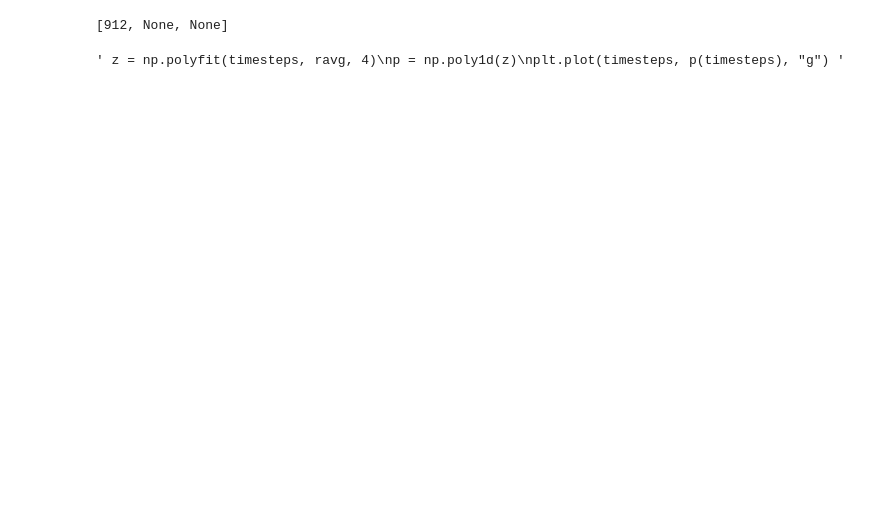
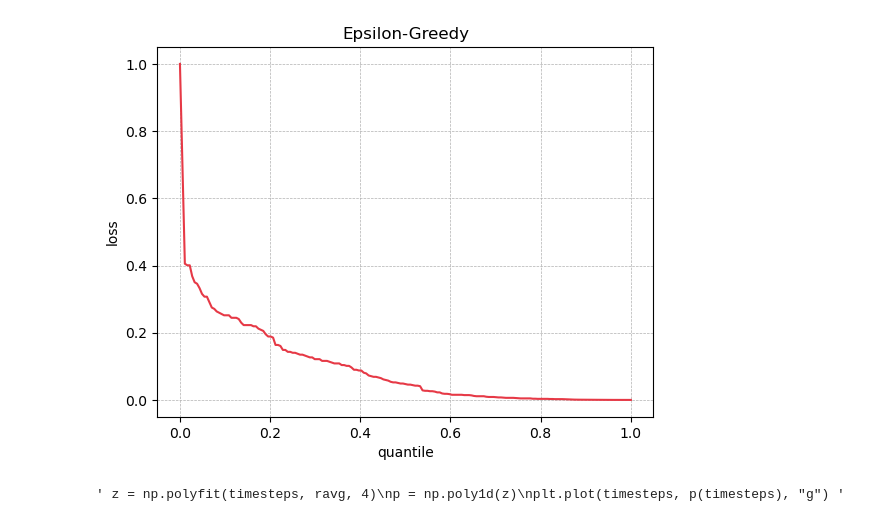
Before and after one commit to ObsidianXVI/QBrew, a Jupyter notebook: lib/analysers/dataset_analyser.ipynb, the cells around one changed output. Saved outputs shown, nothing was run; the diff lists cells and outputs as text; code cells hidden in the pictures; blank space fills up the shorter version.

Commit message:
add tools for sorting, loss distribution graphing

```diff
--- a/lib/analysers/dataset_analyser.ipynb
+++ b/lib/analysers/dataset_analyser.ipynb
@@ -37,14 +42,7 @@ def graphRangeCSV(fileToAccess:str) -> None:
     plt.plot(timesteps, ravg, sm_color if policy == "SM"  else ep_color)
     plt.fill_between(timesteps, rmax, rmin, color=sm_color if policy == "SM"  else ep_color, alpha=0.4)
 # %%
-def normaliseLossDistr(lossDistr: list[float]) -> list[float]:
-    normalisedDistr: list[float] = []
-    min_val: float = min(lossDistr)
-    max_val: float = max(lossDistr)
-    for n in lossDistr:
-        normalisedDistr.append((n-min_val)/(max_val-min_val))
-    return normalisedDistr
-def graphLossDistr(fileToAccess:str, epochSize: int, episodeSize: int) -> None:
+def graphLossTime(fileToAccess:str, epochSize: int, episodeSize: int) -> None:
     target1: float = 32
     target2: float = 11
     target3: float = 51
@@ -65,9 +63,9 @@ def graphLossDistr(fileToAccess:str, epochSize: int, episodeSize: int) -> None:
             if i % sampleStepSize !=0: continue
             timesteps.append(int(row[0]))
             loss.append(tools.calculateLoss(float(row[3]), target))
-    normalisedLossDistr: list[float] = normaliseLossDistr(loss)
+    normalisedLossDistr: list[float] = tools.normaliseDistr(loss)
     plt.xlabel("timestep")
-    plt.ylabel("loss (dollars)")
+    plt.ylabel("loss")
     plt.title("SoftMax" if policy == "SM"  else "Epsilon-Greedy")
     plt.grid(linestyle="--", linewidth=0.5)
     plt.plot(timesteps, normalisedLossDistr, sm_color if policy == "SM"  else ep_color)
@@ -76,10 +74,6 @@ def graphLossDistr(fileToAccess:str, epochSize: int, episodeSize: int) -> None:
 def computeReconvTimes(fileToAccess:str, epochSize: int, episodeSize: int) -> None:
     lossThreshold: int = 20
     timeThreshold: int = 250
-    target1: float = 32
-    target2: float = 11
-    target3: float = 51
-    target4: float = 70
     timestepsChunk: int = epochSize * episodeSize
     rew1: list[float] = []
     rew2: list[float] = []
@@ -116,13 +110,41 @@ def computeReconvTimes(fileToAccess:str, epochSize: int, episodeSize: int) -> No
             # if i % sampleStepSize !=0: continue
     # normalisedLossDistr: list[float] = normaliseLossDistr(loss)
     print(durations)
+
+def graphLossDistr(fileToAccess:str, epochSize: int, episodeSize: int) -> None:
+    timestepsChunk: int = epochSize * episodeSize
+    loss: list[float] = []
+    with open(fileToAccess) as f:
+        plots = csv.reader(f, delimiter=';')
+        next(plots)
+        for i, row in enumerate(plots):
+            target: float
+            if (i < timestepsChunk): target = target1
+            elif (i < 2* timestepsChunk): target = target2
+            elif (i < 3*timestepsChunk): target = target3
+            elif (i <= 4*timestepsChunk): target = target4
+            else: target = target1
+            if i < startIndex: continue
+            if i % sampleStepSize !=0: continue
+            timesteps.append(int(row[0]))
+            loss.append(tools.calculateLoss(float(row[3]), target))
+    normalisedLossDistr: list[float] = tools.normaliseDistr(loss)
+    normalisedTimesteps: list[float] = tools.normaliseDistr([float(x) for x in timesteps])
+    normalisedSortedLossDistr: list[float] = tools.sortLossDistr(normalisedLossDistr)
+    plt.xlabel("quantile")
+    plt.ylabel("loss")
+    plt.title("SoftMax" if policy == "SM"  else "Epsilon-Greedy")
+    plt.grid(linestyle="--", linewidth=0.5)
+    plt.plot(normalisedTimesteps, normalisedSortedLossDistr, sm_color if policy == "SM"  else ep_color)
 # %%
 # graphRangeCSV(fileToAccess)
-computeReconvTimes(fileToAccess, 1500, 40)
+# computeReconvTimes(fileToAccess, 1500, 40)
-# %% [output]
-[912, None, None]
 # %%
 # graphLossDistr(fileToAccess, 1500, 40)
+# %%
+graphLossDistr(fileToAccess, 1500, 40)
+# %% [output]
+[figure, added]
 # %%
 # plt.scatter(x=timesteps, y=rmax, color="g")
 
```
Also changed, not shown: parts of 1 cell of this notebook, 1 other file.
